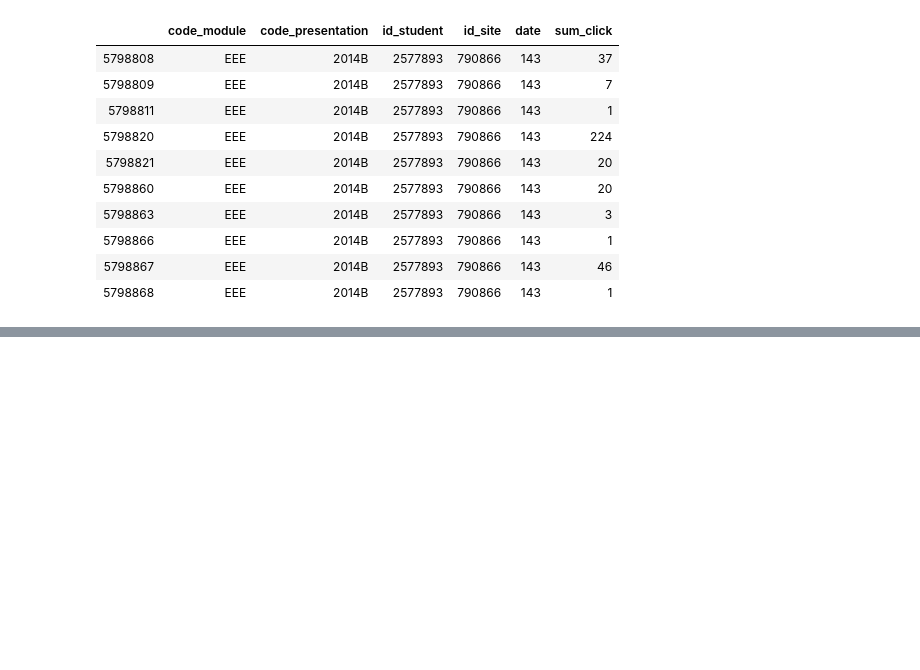
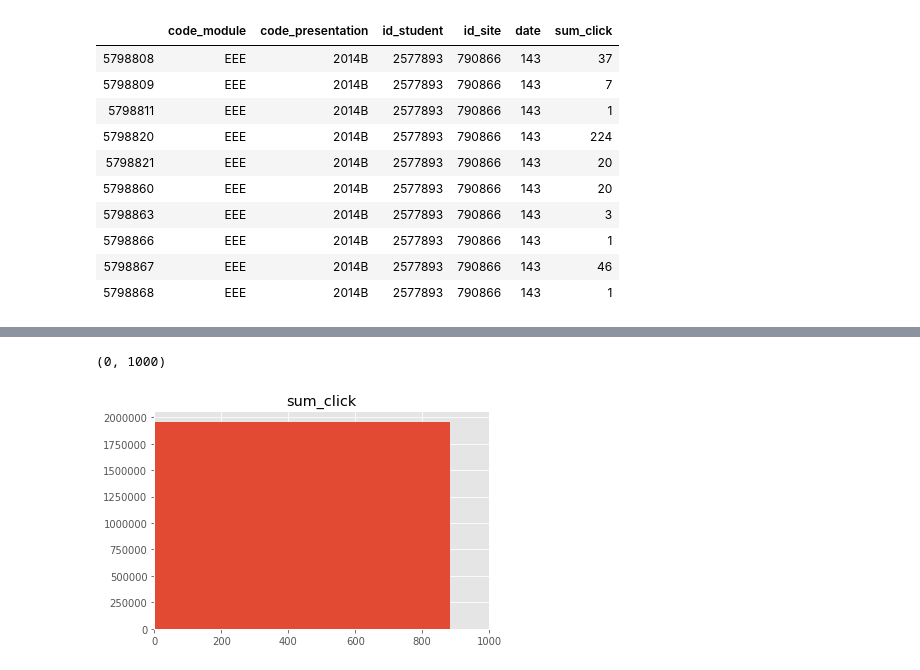
Before and after one commit to jdybuncio/predicting-virtual-learning-outcomes, a Jupyter notebook: Exploration.ipynb, the cells around one changed output, grey strips where cells are left out. Cells and saved outputs as stored; diff of their text form; code cells hidden in the pictures; blank space fills up the shorter version.

```diff
--- a/Exploration.ipynb
+++ b/Exploration.ipynb
@@ -899,0 +989,4 @@ x.sum()
+# %%
+x = df_studentVle.groupby(['id_student','id_site','code_presentation','code_module'])
+y = x.sum()
+df_studentVle_by_vle = y.reset_index()
@@ -903,0 +1035,6 @@ len(df_studentVle)
+# %%
+df_studentVle_by_vle.hist(column = 'sum_click')
+plt.xlim(0,1000)
+# %% [output]
+(0, 1000)
+[figure, added]
```
Also changed, not shown: parts of 33 cells of this notebook.
